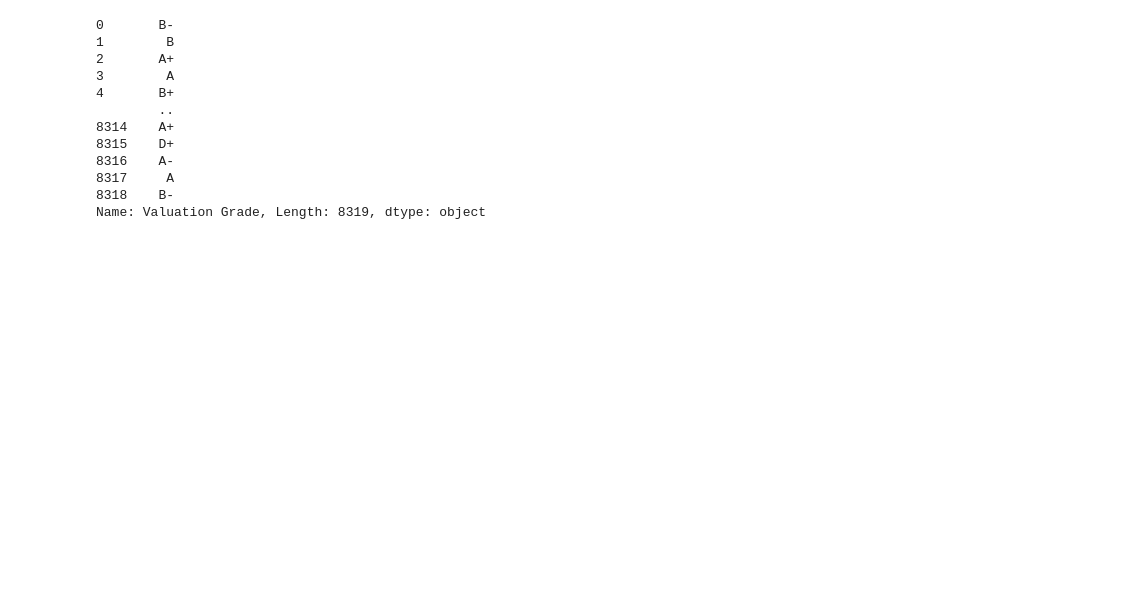
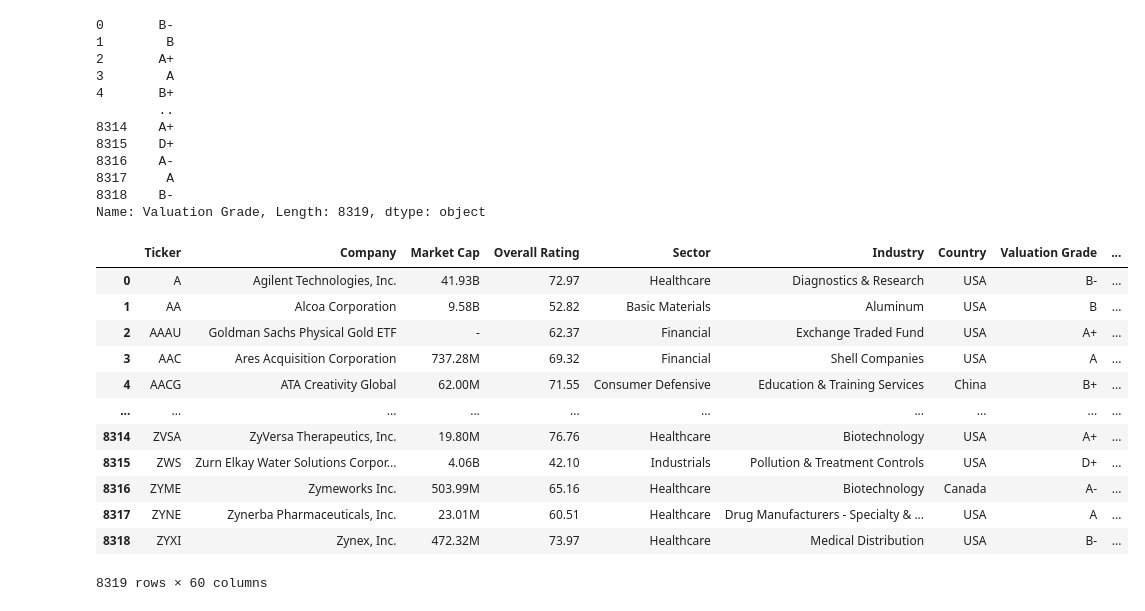
Before and after one commit to bradsun91/Automated-Fundamental-Analysis, a Jupyter notebook: test.ipynb, the cells around one changed output. Saved outputs shown, nothing was run; the diff lists cells and outputs as text; code cells hidden in the pictures; blank space fills up the shorter version.

```diff
--- a/test.ipynb
+++ b/test.ipynb
@@ -180,0 +174,21 @@ fig.show()
+# %%
+data['Valuation Score'] = data.apply(lambda x: matching_valuation(x), axis = 1)
+data['Profitability Score'] = data.apply(lambda x: matching_profitability(x), axis = 1)
+data['Growth Score'] = data.apply(lambda x: matching_growth(x), axis = 1)
+data['PricePerformance Score'] = data.apply(lambda x: matching_price_performance(x), axis = 1)
+# %%
+data
+# %% [output]
+|  | Ticker | Company | Market Cap | Overall Rating | Sector | Industry | Country | Valuation Grade | ... |
+| 0 | A | Agilent Technologies, Inc. | 41.93B | 72.97 | Healthcare | Diagnostics & Research | USA | B- | ... |
+| 1 | AA | Alcoa Corporation | 9.58B | 52.82 | Basic Materials | Aluminum | USA | B | ... |
+| 2 | AAAU | Goldman Sachs Physical Gold ETF | - | 62.37 | Financial | Exchange Traded Fund | USA | A+ | ... |
+| 3 | AAC | Ares Acquisition Corporation | 737.28M | 69.32 | Financial | Shell Companies | USA | A | ... |
+| 4 | AACG | ATA Creativity Global | 62.00M | 71.55 | Consumer Defensive | Education & Training Services | China | B+ | ... |
+| ... | ... | ... | ... | ... | ... | ... | ... | ... | ... |
+| 8314 | ZVSA | ZyVersa Therapeutics, Inc. | 19.80M | 76.76 | Healthcare | Biotechnology | USA | A+ | ... |
+| 8315 | ZWS | Zurn Elkay Water Solutions Corpor... | 4.06B | 42.10 | Industrials | Pollution & Treatment Controls | USA | D+ | ... |
+| 8316 | ZYME | Zymeworks Inc. | 503.99M | 65.16 | Healthcare | Biotechnology | Canada | A- | ... |
+| 8317 | ZYNE | Zynerba Pharmaceuticals, Inc. | 23.01M | 60.51 | Healthcare | Drug Manufacturers - Specialty & ... | USA | A | ... |
+| 8318 | ZYXI | Zynex, Inc. | 472.32M | 73.97 | Healthcare | Medical Distribution | USA | B- | ... |
+8319 rows × 60 columns
```
Also changed, not shown: parts of 12 cells of this notebook, 1 other file.
